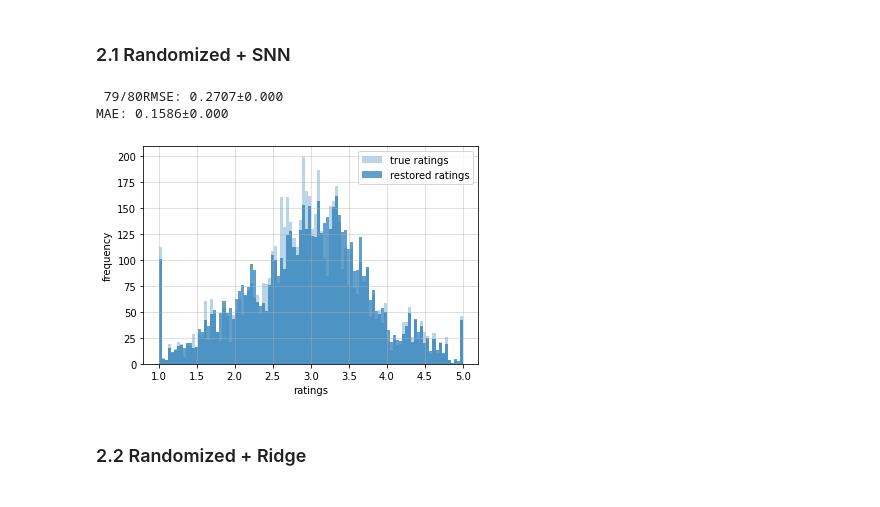
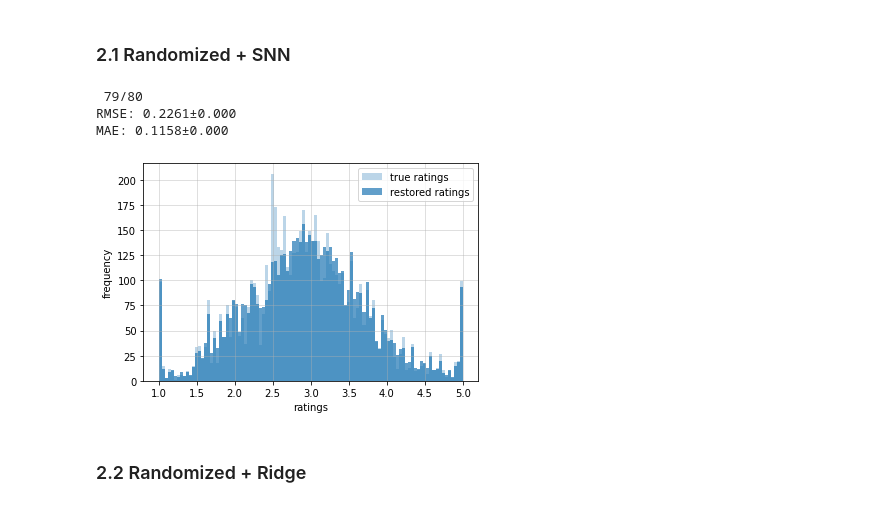
Before and after one commit to florianjuengermann/on-causal-matrix-completion, a Jupyter notebook: multi_anchors_test.ipynb, the cells around one changed output. Cells and saved outputs as stored; diff of their text form; code cells hidden in the pictures.

```diff
--- a/multi_anchors_test.ipynb
+++ b/multi_anchors_test.ipynb
@@ -77,30 +76,18 @@ MAE: 0.1136±0.000
 ## 2. Randomized solutions
 # %% [markdown]
 ### 2.1 Randomized + SNN
-# %%
-RMSEs = []
-MAEs = []
-for _ in range(1):
-    D = np.random.binomial(1, P)
-    Y = rating_matrix.copy()
-    Y[D == 0] = np.nan
-    Y_restored = general_snn(
-      D, Y,
-      biclique_search=am.biclique_random,
-      estimator=SNNEstimator(spectral_rank_fun=lambda s, m, n: 3),
-      #estimator=RidgeEstimator(),
-      num_estimates=5,
-      min_val=1, max_val=5,
-      print_progress=True
-    )
-    Error = (rating_matrix - Y_restored).flatten()
-    RMSEs.append(np.sqrt(np.mean(Error ** 2)))
-    MAEs.append(np.mean(np.abs(Error)))
-
-print_analytics(RMSEs, MAEs, rating_matrix, Y_restored)
-# %% [output]
- 79/80RMSE: 0.2707±0.000
-MAE: 0.1586±0.000
-[figure, removed]
+# %%
+run_test(
+  rating_matrix, P,
+  biclique_search=am.biclique_random,
+  estimator=SNNEstimator(spectral_rank_fun=lambda s, m, n: 4),
+  num_estimates=5,
+  num_runs=1,
+)
+# %% [output]
+ 79/80
+RMSE: 0.2261±0.000
+MAE: 0.1158±0.000
+[figure, added]
 # %% [markdown]
 ### 2.2 Randomized + Ridge
```
Also changed, not shown: parts of 7 cells of this notebook.
